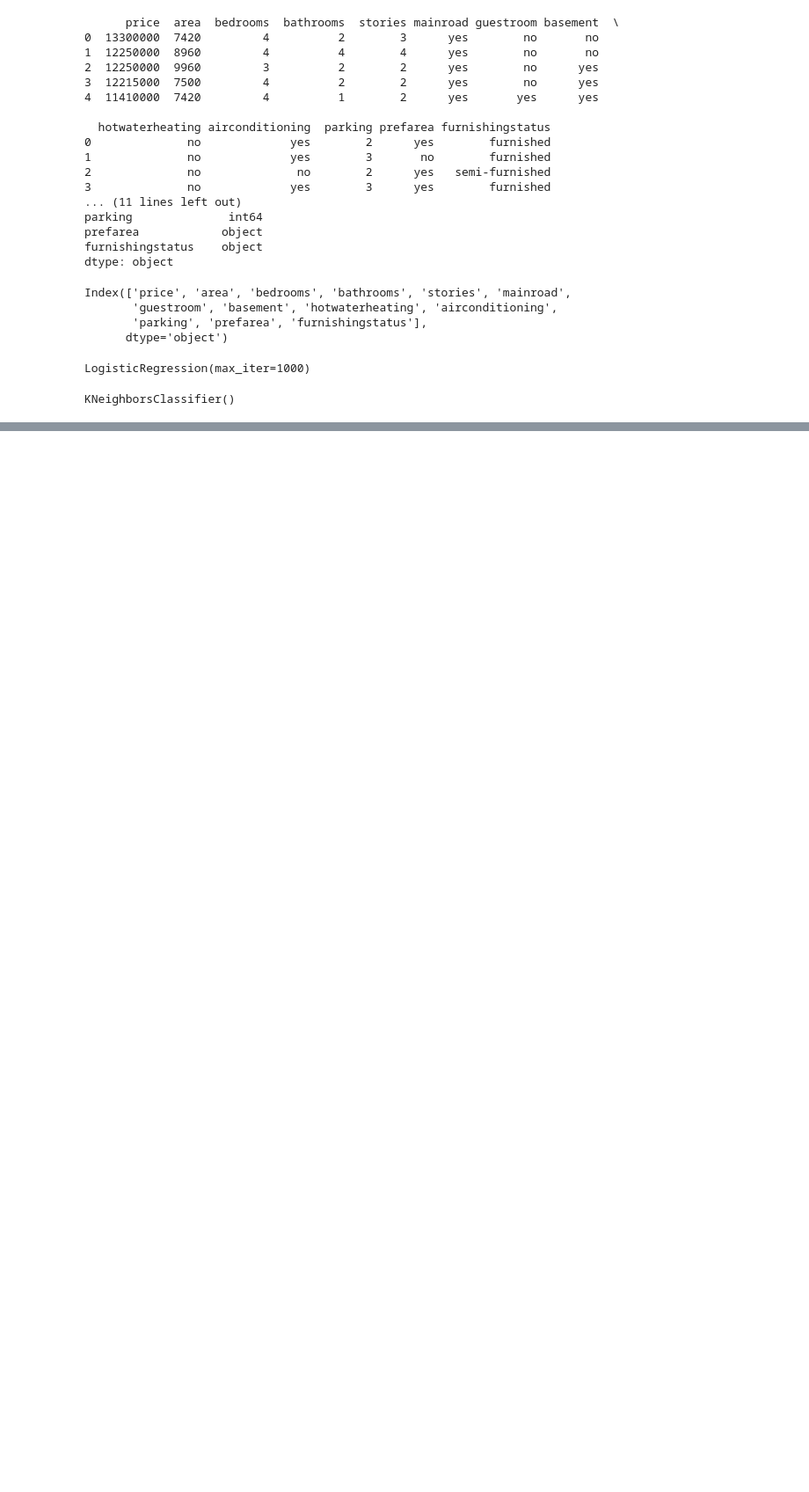
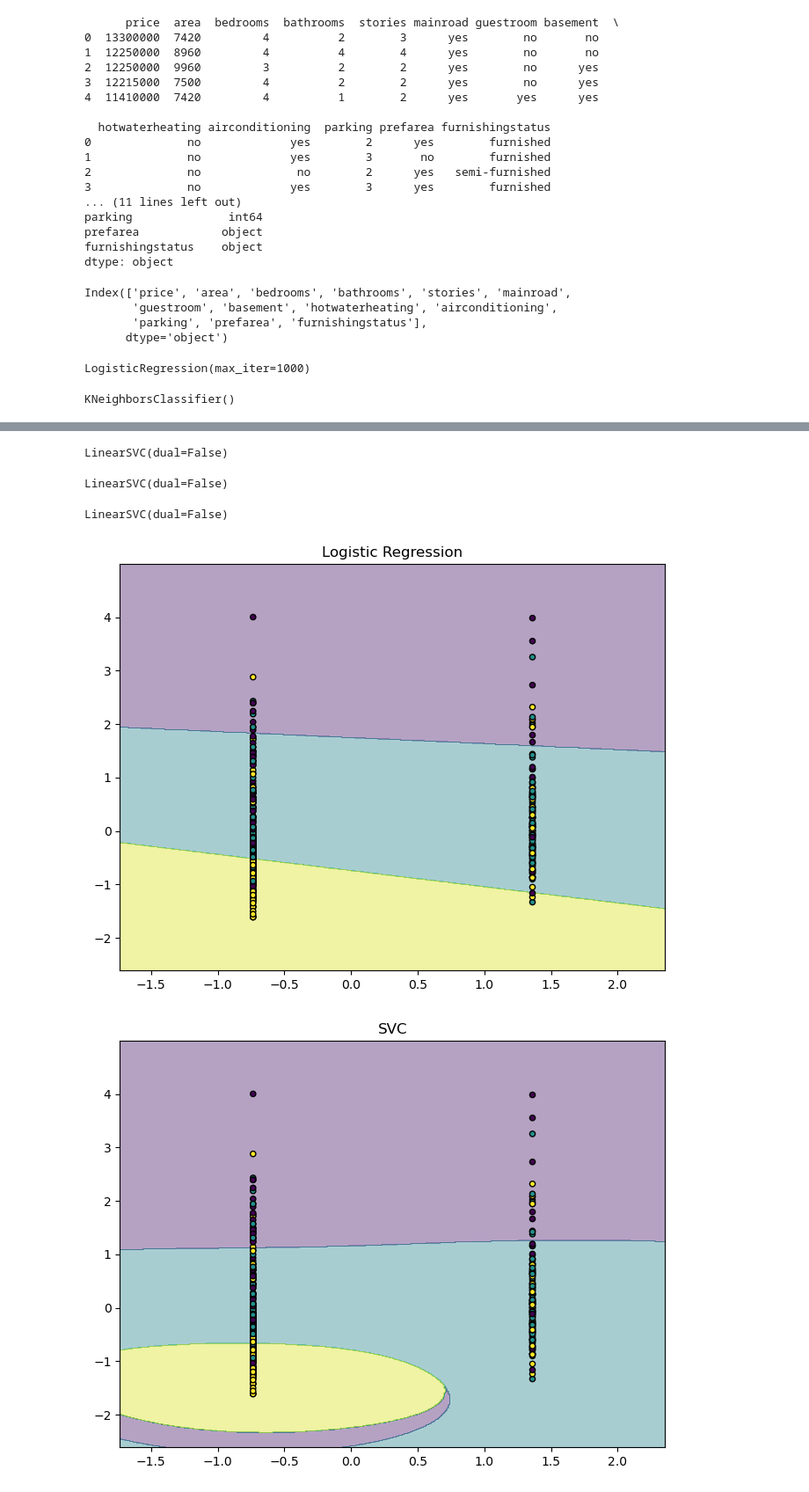
Before and after one commit to 22036435/Statistics_Mathmetics_Element_2, a Jupyter notebook: 3.ipynb, the cells around one changed output, grey strips where cells are left out. Shown at 88% size. Drawn from its saved outputs; the diff is of its cells as text; code cells hidden in the pictures; blank space fills up the shorter version.

```diff
--- a/3.ipynb
+++ b/3.ipynb
@@ -140,0 +263,14 @@ InvalidArgumentError: {{function_node __wrapped__MatMul_device_/job:localhost/re
+# %%
+log_reg.fit(X_train_scaled, y_train)
+svc.fit(X_train_scaled, y_train)
+knn.fit(X_train_scaled, y_train)
+linear_svc.fit(X_train_scaled, y_train)
+# %% [output]
+LinearSVC(dual=False)
+# %%
+log_reg.fit(X_train_scaled, y_train)
+svc.fit(X_train_scaled, y_train)
+knn.fit(X_train_scaled, y_train)
+linear_svc.fit(X_train_scaled, y_train)
+# %% [output]
+LinearSVC(dual=False)
@@ -140,0 +282,55 @@ InvalidArgumentError: {{function_node __wrapped__MatMul_device_/job:localhost/re
+# %%
+from sklearn.preprocessing import LabelEncoder
+
+label_encoder = LabelEncoder()
+X_reduced = df[['basement', 'price']]
+
+X_reduced_scaled = scaler.fit_transform(X_reduced)
+y_encoded = label_encoder.fit_transform(y_train_red)
+
+X_train_red, X_test_red, y_encoded, y_test_red = train_test_split(X_reduced_scaled, y, test_size=0.2, random_state=42)
+
+log_reg.fit(X_train_red, y_encoded)
+svc.fit(X_train_red, y_encoded)
+knn.fit(X_train_red, y_encoded)
+linear_svc.fit(X_train_red, y_encoded)
+# %% [output]
+LinearSVC(dual=False)
+# %%
+y_encoded = label_encoder.fit_transform(df['furnishingstatus'])
+
+X_train_red, X_test_red, y_train_encoded, y_test_encoded = train_test_split(
+    X_reduced_scaled, y_encoded, test_size=0.2, random_state=42
+)
+
+log_reg.fit(X_train_red, y_train_encoded)
+svc.fit(X_train_red, y_train_encoded)
+knn.fit(X_train_red, y_train_encoded)
+linear_svc.fit(X_train_red, y_train_encoded)
+
+def plot_decision_boundary(clf, X, y, title):
+    x_min, x_max = X[:, 0].min() - 1, X[:, 0].max() + 1
+    y_min, y_max = X[:, 1].min() - 1, X[:, 1].max() + 1
+    xx, yy = np.meshgrid(np.arange(x_min, x_max, 0.01),
+                         np.arange(y_min, y_max, 0.01))
+
+    Z = clf.predict(np.c_[xx.ravel(), yy.ravel()])
+    if not np.all(np.isfinite(Z)):
+        print("Non-finite predictions encountered.")
+        return
+
+    Z = Z.reshape(xx.shape)
+
+    plt.figure(figsize=(8,6))
+    plt.contourf(xx, yy, Z, alpha=0.4)
+    plt.scatter(X[:, 0], X[:, 1], c=y, s=20, edgecolor='k')
+    plt.title(title)
+    plt.show()
+
+plot_decision_boundary(log_reg, X_train_red, y_train_encoded, "Logistic Regression")
+plot_decision_boundary(svc, X_train_red, y_train_encoded, "SVC")
+plot_decision_boundary(knn, X_train_red, y_train_encoded, "KNN")
+plot_decision_boundary(linear_svc, X_train_red, y_train_encoded, "Linear SVC")
+# %% [output]
+[figure, added]
+[figure, added]
```
Also changed, not shown: parts of 14 cells of this notebook.
